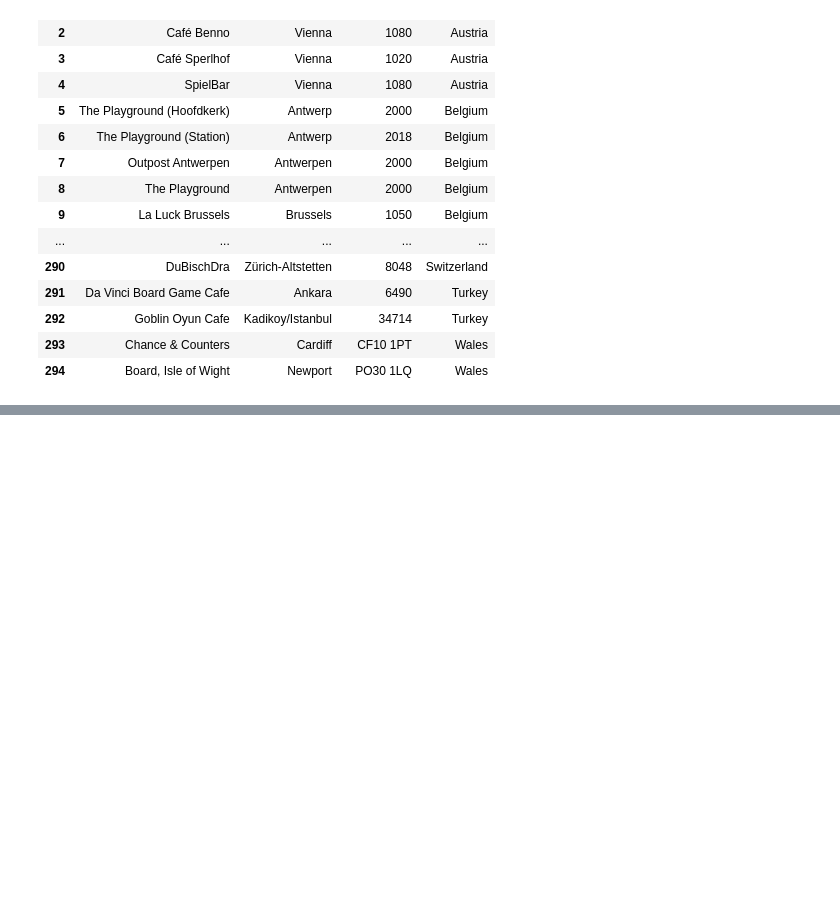
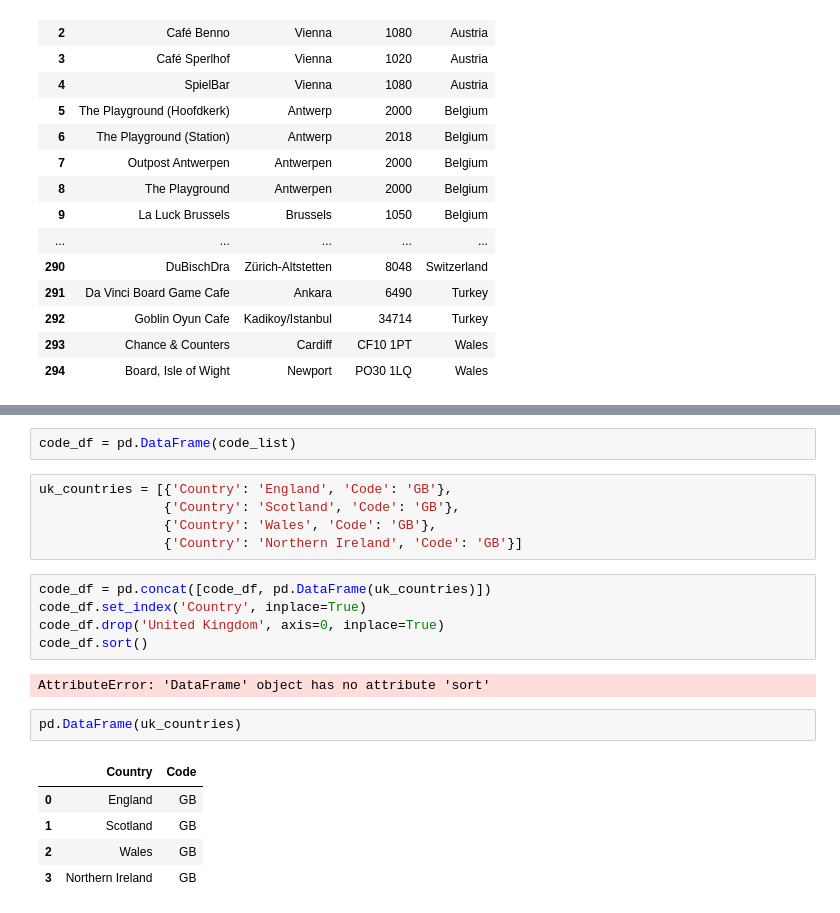
Before and after one commit to kossick/Coursera_Capstone, a Jupyter notebook: Meeple_scrape.ipynb, the cells around one changed output, grey strips where cells are left out. Drawn from its saved outputs; the diff is of its cells as text; blank space fills up the shorter version.

Commit message:
included ISO code table

```diff
--- a/Meeple_scrape.ipynb
+++ b/Meeple_scrape.ipynb
@@ -160,0 +173,22 @@ lxml.objectify.StringElement
+# %%
+code_df = pd.DataFrame(code_list)
+# %%
+uk_countries = [{'Country': 'England', 'Code': 'GB'},
+                {'Country': 'Scotland', 'Code': 'GB'},
+                {'Country': 'Wales', 'Code': 'GB'},
+                {'Country': 'Northern Ireland', 'Code': 'GB'}]
+# %%
+code_df = pd.concat([code_df, pd.DataFrame(uk_countries)])
+code_df.set_index('Country', inplace=True)
+code_df.drop('United Kingdom', axis=0, inplace=True)
+code_df.sort()
+# %% [output]
+AttributeError: 'DataFrame' object has no attribute 'sort'
+# %%
+pd.DataFrame(uk_countries)
+# %% [output]
+|  | Country | Code |
+| 0 | England | GB |
+| 1 | Scotland | GB |
+| 2 | Wales | GB |
+| 3 | Northern Ireland | GB |
```
Also changed, not shown: parts of 3 cells of this notebook.
